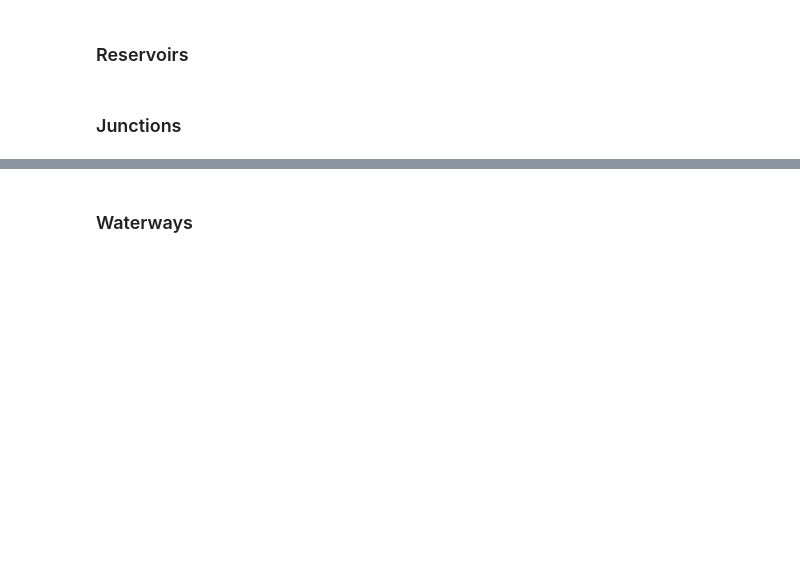
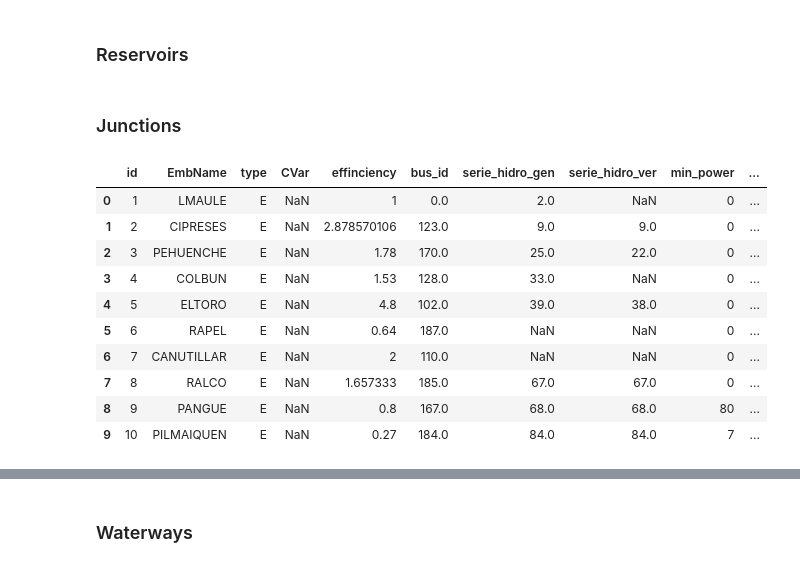
Before and after one commit to EduMonsalve1/energyviewercreator, a Jupyter notebook: DatacreatorPLP.ipynb, the cells around one changed output, grey strips where cells are left out. Drawn from its saved outputs; the diff is of its cells as text; code cells hidden in the pictures; blank space fills up the shorter version.

```diff
--- a/DatacreatorPLP.ipynb
+++ b/DatacreatorPLP.ipynb
@@ -726,3 +852,17 @@ reshydric=pd.DataFrame(reshydricfilas_aux,columns=['id','junction_id','name','ty
 reshydric.to_json(hydricTopology+"/reservoirs.json",orient='records')
 # %% [markdown]
 ### Junctions
+# %%
+reservoirsinfo
+# %% [output]
+|  | id | EmbName | type | CVar | effinciency | bus_id | serie_hidro_gen | serie_hidro_ver | min_power | ... |
+| 0 | 1 | LMAULE | E | NaN | 1 | 0.0 | 2.0 | NaN | 0 | ... |
+| 1 | 2 | CIPRESES | E | NaN | 2.878570106 | 123.0 | 9.0 | 9.0 | 0 | ... |
+| 2 | 3 | PEHUENCHE | E | NaN | 1.78 | 170.0 | 25.0 | 22.0 | 0 | ... |
+| 3 | 4 | COLBUN | E | NaN | 1.53 | 128.0 | 33.0 | NaN | 0 | ... |
+| 4 | 5 | ELTORO | E | NaN | 4.8 | 102.0 | 39.0 | 38.0 | 0 | ... |
+| 5 | 6 | RAPEL | E | NaN | 0.64 | 187.0 | NaN | NaN | 0 | ... |
+| 6 | 7 | CANUTILLAR | E | NaN | 2 | 110.0 | NaN | NaN | 0 | ... |
+| 7 | 8 | RALCO | E | NaN | 1.657333 | 185.0 | 67.0 | 67.0 | 0 | ... |
+| 8 | 9 | PANGUE | E | NaN | 0.8 | 167.0 | 68.0 | 68.0 | 80 | ... |
+| 9 | 10 | PILMAIQUEN | E | NaN | 0.27 | 184.0 | 84.0 | 84.0 | 7 | ... |
```
Also changed, not shown: parts of 38 cells of this notebook.
